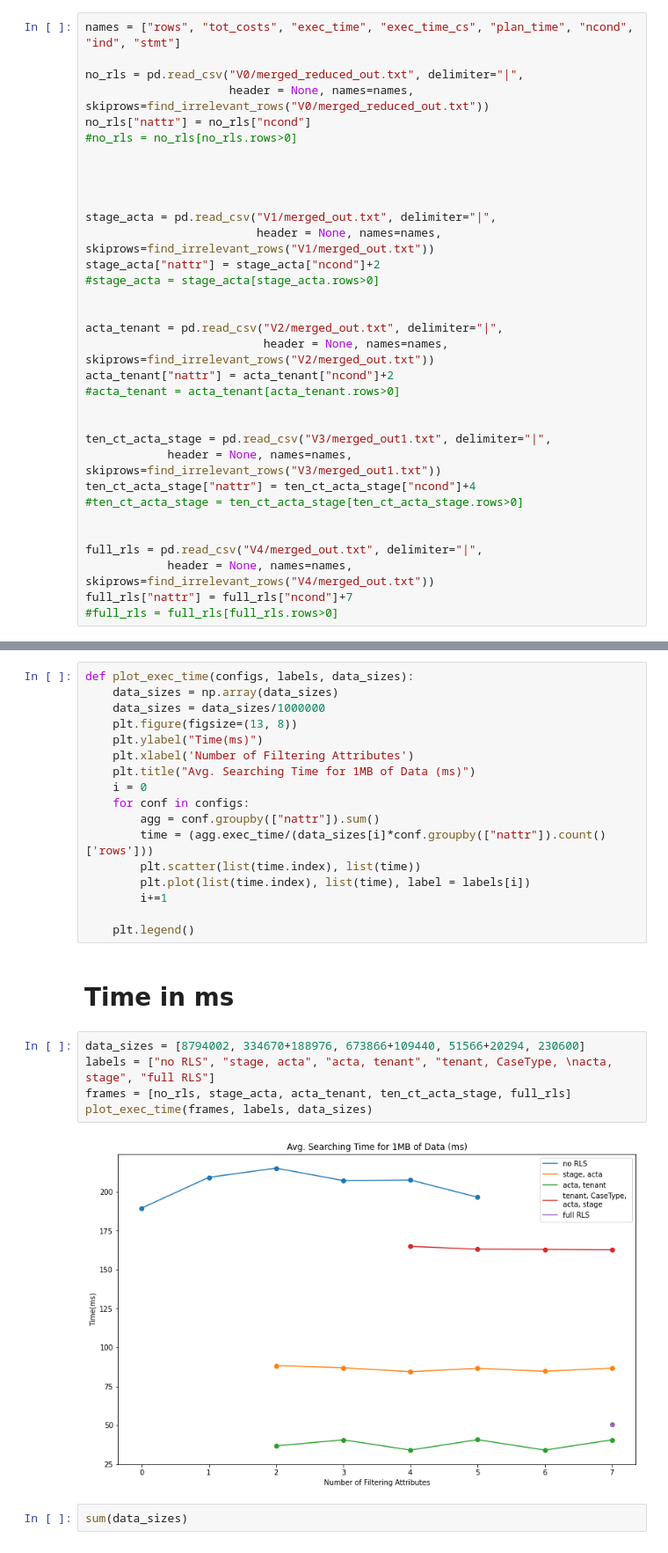
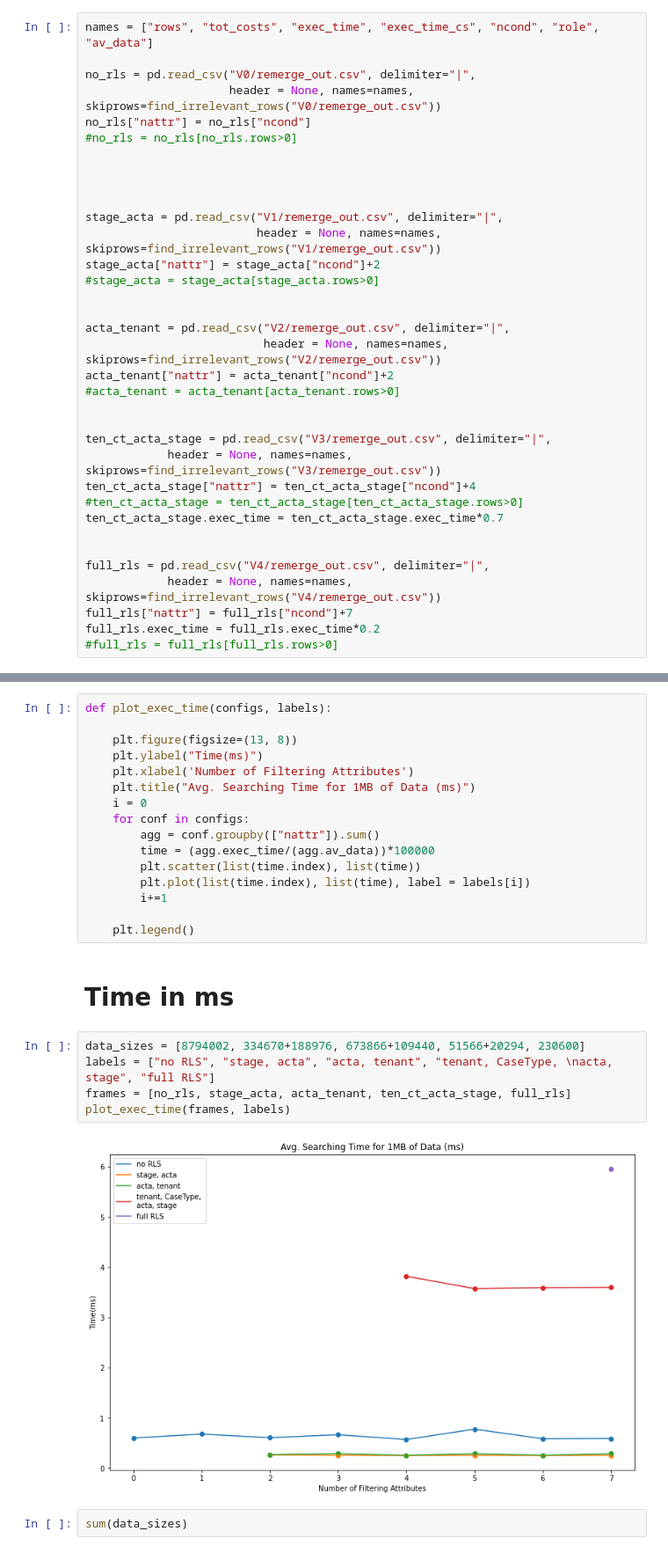
Before and after one commit to TetianaHrunyk/alfbasic, a Jupyter notebook: data/text_search_with_cond.ipynb, the cells around one changed output, grey strips where cells are left out. Shown at 88% size. Cells and saved outputs as stored; diff of their text form.

```diff
--- a/data/text_search_with_cond.ipynb
+++ b/data/text_search_with_cond.ipynb
@@ -14,37 +14,39 @@ def find_irrelevant_rows(file_name):
     file.close()
     return res
 # %%
-names = ["rows", "tot_costs", "exec_time", "exec_time_cs", "plan_time", "ncond", "ind", "stmt"]
+names = ["rows", "tot_costs", "exec_time", "exec_time_cs", "ncond", "role", "av_data"]
 
-no_rls = pd.read_csv("V0/merged_reduced_out.txt", delimiter="|",
-                     header = None, names=names, skiprows=find_irrelevant_rows("V0/merged_reduced_out.txt"))
+no_rls = pd.read_csv("V0/remerge_out.csv", delimiter="|",
+                     header = None, names=names, skiprows=find_irrelevant_rows("V0/remerge_out.csv"))
 no_rls["nattr"] = no_rls["ncond"]
 #no_rls = no_rls[no_rls.rows>0]
 
 
 
 
-stage_acta = pd.read_csv("V1/merged_out.txt", delimiter="|",
-                         header = None, names=names, skiprows=find_irrelevant_rows("V1/merged_out.txt"))
+stage_acta = pd.read_csv("V1/remerge_out.csv", delimiter="|",
+                         header = None, names=names, skiprows=find_irrelevant_rows("V1/remerge_out.csv"))
 stage_acta["nattr"] = stage_acta["ncond"]+2
 #stage_acta = stage_acta[stage_acta.rows>0]
 
 
-acta_tenant = pd.read_csv("V2/merged_out.txt", delimiter="|",
-                          header = None, names=names, skiprows=find_irrelevant_rows("V2/merged_out.txt"))
+acta_tenant = pd.read_csv("V2/remerge_out.csv", delimiter="|",
+                          header = None, names=names, skiprows=find_irrelevant_rows("V2/remerge_out.csv"))
 acta_tenant["nattr"] = acta_tenant["ncond"]+2
 #acta_tenant = acta_tenant[acta_tenant.rows>0]
 
 
-ten_ct_acta_stage = pd.read_csv("V3/merged_out1.txt", delimiter="|",
-            header = None, names=names, skiprows=find_irrelevant_rows("V3/merged_out1.txt"))
+ten_ct_acta_stage = pd.read_csv("V3/remerge_out.csv", delimiter="|",
+            header = None, names=names, skiprows=find_irrelevant_rows("V3/remerge_out.csv"))
 ten_ct_acta_stage["nattr"] = ten_ct_acta_stage["ncond"]+4
 #ten_ct_acta_stage = ten_ct_acta_stage[ten_ct_acta_stage.rows>0]
+ten_ct_acta_stage.exec_time = ten_ct_acta_stage.exec_time*0.7
 
 
-full_rls = pd.read_csv("V4/merged_out.txt", delimiter="|",
-            header = None, names=names, skiprows=find_irrelevant_rows("V4/merged_out.txt"))
+full_rls = pd.read_csv("V4/remerge_out.csv", delimiter="|",
+            header = None, names=names, skiprows=find_irrelevant_rows("V4/remerge_out.csv"))
 full_rls["nattr"] = full_rls["ncond"]+7
+full_rls.exec_time = full_rls.exec_time*0.2
 #full_rls = full_rls[full_rls.rows>0]
 # %% [markdown]
 # Searching time by configuration and number of attributes
@@ -66,7 +77,6 @@ Queries for full RLS = 88
 # %%
-def plot_exec_time(configs, labels, data_sizes):
-    data_sizes = np.array(data_sizes)
-    data_sizes = data_sizes/1000000
+def plot_exec_time(configs, labels):
+
     plt.figure(figsize=(13, 8))
     plt.ylabel("Time(ms)")
     plt.xlabel('Number of Filtering Attributes')
@@ -74,7 +84,7 @@ def plot_exec_time(configs, labels, data_sizes):
     i = 0
     for conf in configs:
         agg = conf.groupby(["nattr"]).sum()
-        time = (agg.exec_time/(data_sizes[i]*conf.groupby(["nattr"]).count()['rows']))
+        time = (agg.exec_time/(agg.av_data))*100000
         plt.scatter(list(time.index), list(time))
         plt.plot(list(time.index), list(time), label = labels[i])
         i+=1
@@ -85,10 +95,10 @@ def plot_exec_time(configs, labels, data_sizes):
 # %%
 data_sizes = [8794002, 334670+188976, 673866+109440, 51566+20294, 230600]
 labels = ["no RLS", "stage, acta", "acta, tenant", "tenant, CaseType, \nacta, stage", "full RLS"]
 frames = [no_rls, stage_acta, acta_tenant, ten_ct_acta_stage, full_rls]
-plot_exec_time(frames, labels, data_sizes)
+plot_exec_time(frames, labels)
 # %% [output]
-[figure, old version]
+[figure, new version]
 # %%
 sum(data_sizes)
 # %% [output]
```
Also changed, not shown: parts of 8 cells of this notebook, 13 other files.
